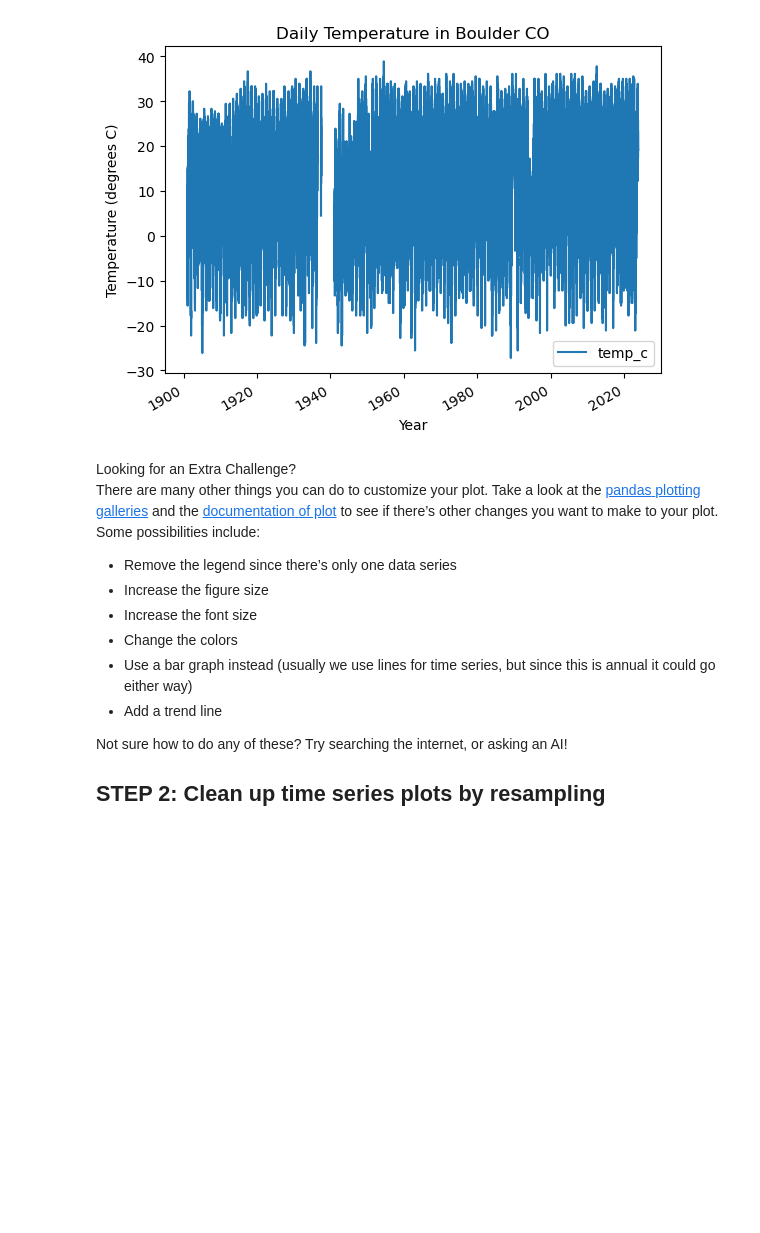
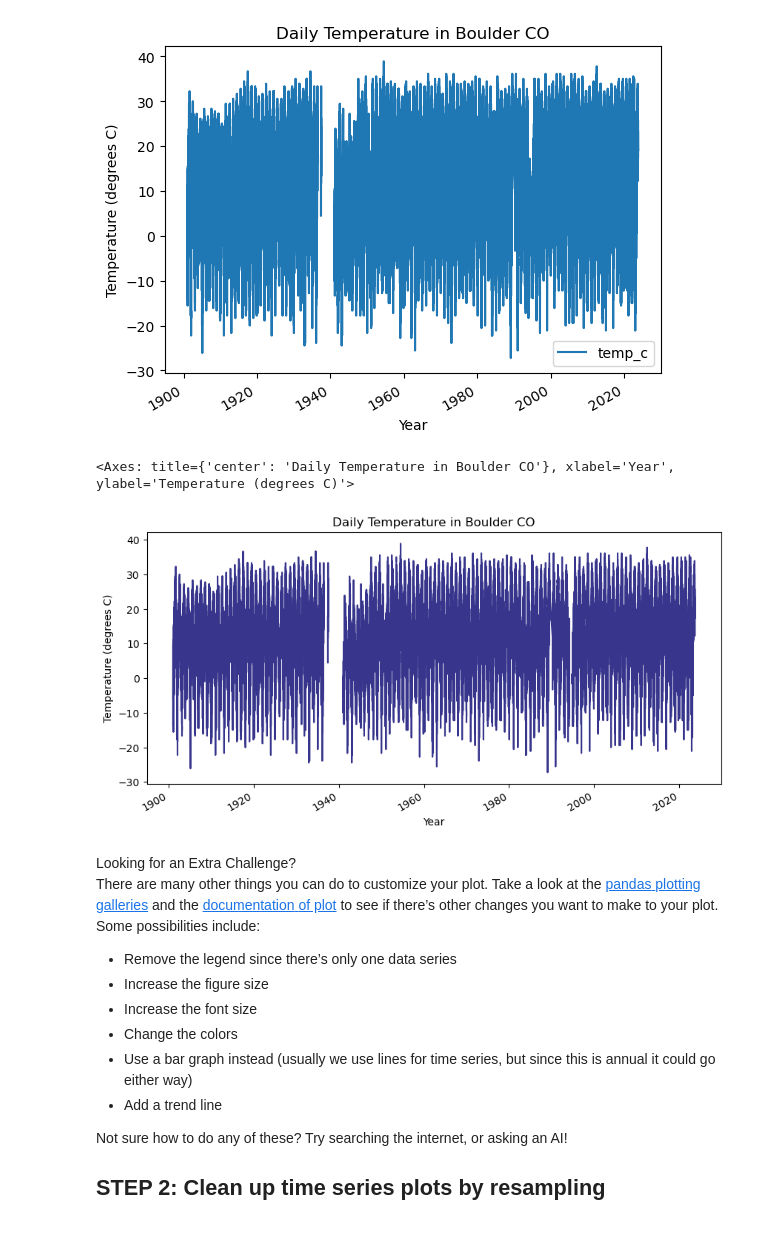
Before and after one commit to earthlab-education/02-climate-tkbravo, a Jupyter notebook: 04_Climate_Plotting.ipynb, the cells around one changed output. Cells and saved outputs as stored; diff of their text form; code cells hidden in the pictures; blank space fills up the shorter version.

```diff
--- a/04_Climate_Plotting.ipynb
+++ b/04_Climate_Plotting.ipynb
@@ -71,6 +70,20 @@ boulder_climate_df_units.plot(
 # %% [output]
 <Axes: title={'center': 'Daily Temperature in Boulder CO'}, xlabel='Year', ylabel='Temperature (degrees C)'>
 [figure]
+# %%
+# Extra Challenge, redraw the above graph
+boulder_climate_df_units.plot(
+    y='temp_c',
+    title='Daily Temperature in Boulder CO',
+    xlabel='Year',
+    ylabel='Temperature (degrees C)',
+    color='#37358C',
+    legend=False,
+    figsize=(10,5)
+)
+# %% [output]
+<Axes: title={'center': 'Daily Temperature in Boulder CO'}, xlabel='Year', ylabel='Temperature (degrees C)'>
+[figure, added]
 # %% [markdown]
 <link rel="stylesheet" type="text/css" href="./assets/styles.css"><div class="callout callout-style-default callout-titled callout-extra"><div class="callout-header"><div class="callout-icon-container"><i class="callout-icon"></i></div><div class="callout-title-container flex-fill">Looking for an Extra Challenge?</div></div><div class="callout-body-container callout-body"><p>There are many other things you can do to customize your plot. Take a
 look at the <a
```
Also changed, not shown: parts of 6 cells of this notebook, 4 other files.
